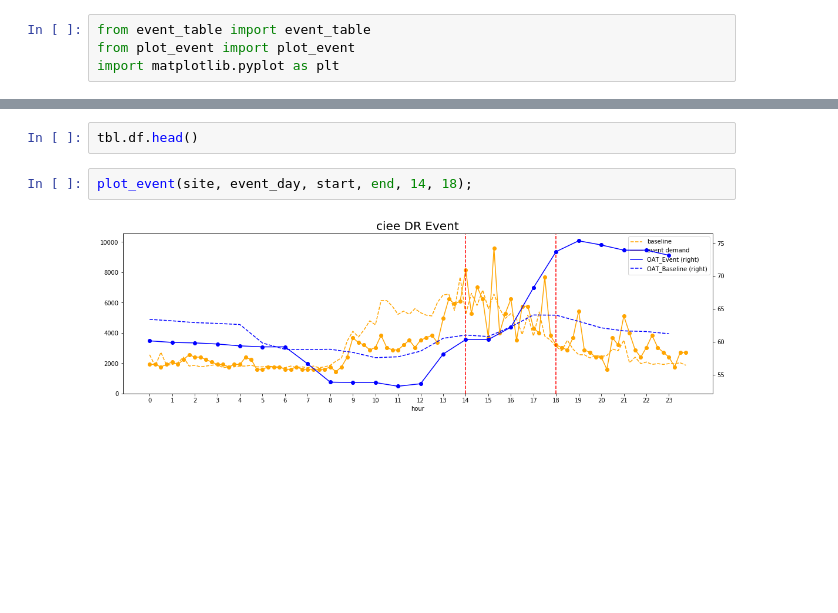
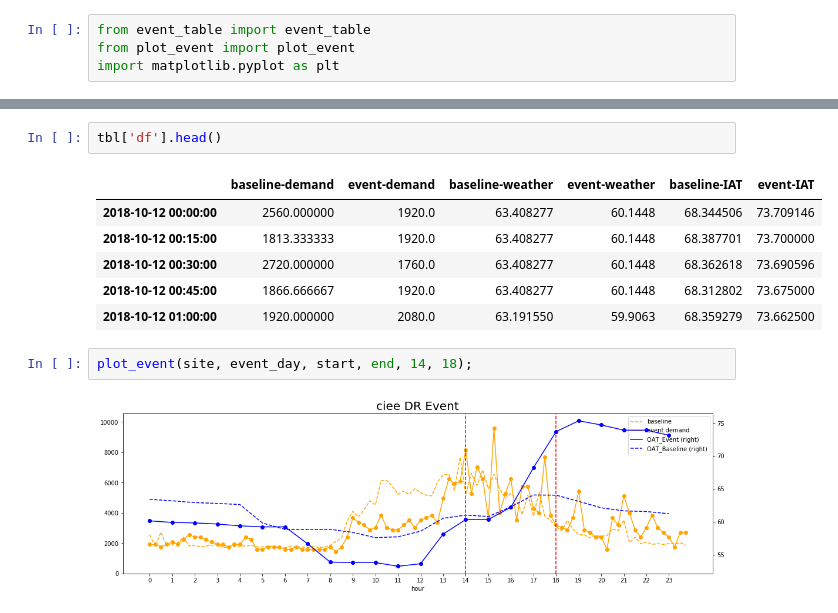
Before and after one commit to jleyden/building-analysis, a Jupyter notebook: src/plot_example.ipynb, the cells around one changed output, grey strips where cells are left out. Drawn from its saved outputs; the diff is of its cells as text; blank space fills up the shorter version.

```diff
--- a/src/plot_example.ipynb
+++ b/src/plot_example.ipynb
@@ -37,5 +19,12 @@ tbl = event_table(site, event_day, start, end, 14, 18);
 # %%
-tbl.df.head()
+tbl['df'].head()
+# %% [output]
+|  | baseline-demand | event-demand | baseline-weather | event-weather | baseline-IAT | event-IAT |
+| 2018-10-12 00:00:00 | 2560.000000 | 1920.0 | 63.408277 | 60.1448 | 68.344506 | 73.709146 |
+| 2018-10-12 00:15:00 | 1813.333333 | 1920.0 | 63.408277 | 60.1448 | 68.387701 | 73.700000 |
+| 2018-10-12 00:30:00 | 2720.000000 | 1760.0 | 63.408277 | 60.1448 | 68.362618 | 73.690596 |
+| 2018-10-12 00:45:00 | 1866.666667 | 1920.0 | 63.408277 | 60.1448 | 68.312802 | 73.675000 |
+| 2018-10-12 01:00:00 | 1920.000000 | 2080.0 | 63.191550 | 59.9063 | 68.359279 | 73.662500 |
 # %%
 plot_event(site, event_day, start, end, 14, 18);
 # %% [output]
```
Also changed, not shown: parts of 33 cells of this notebook, 2 other files.
